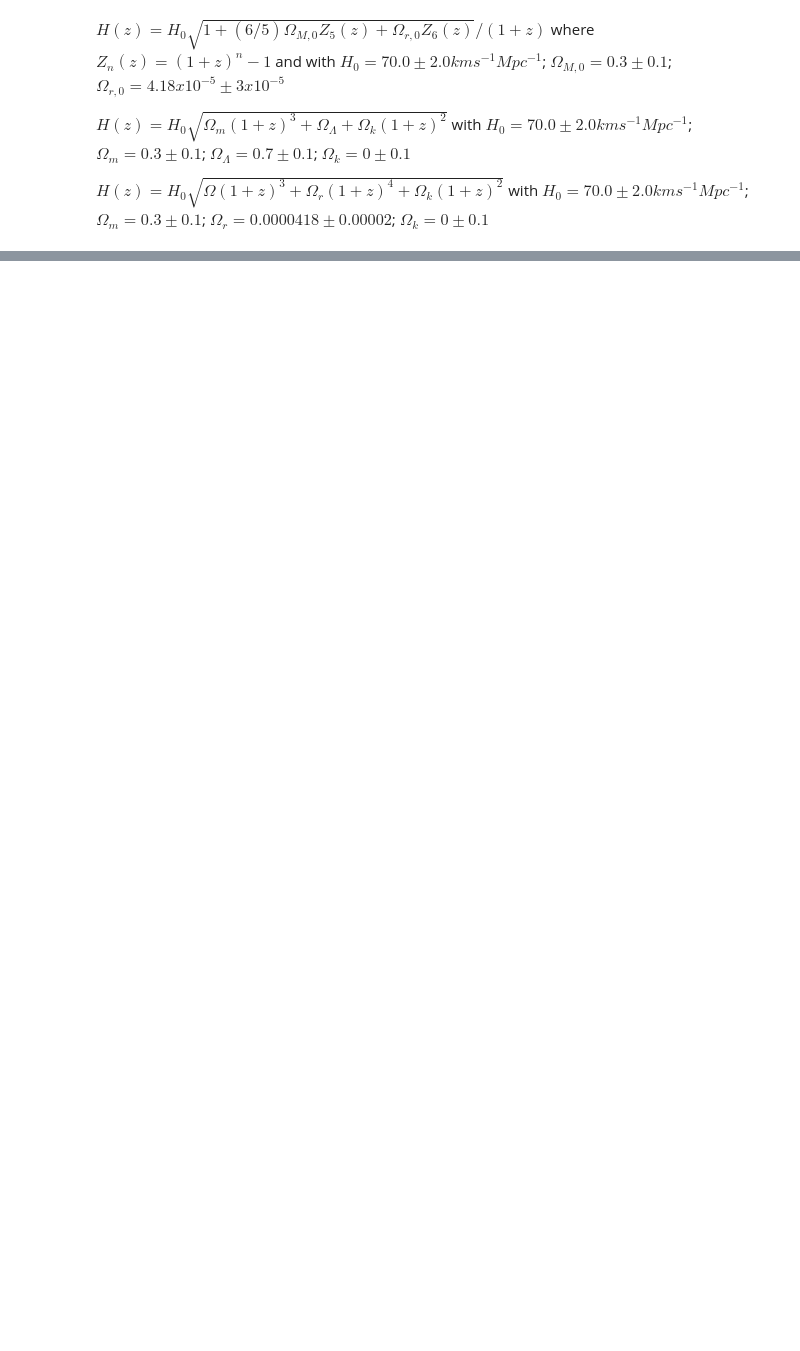
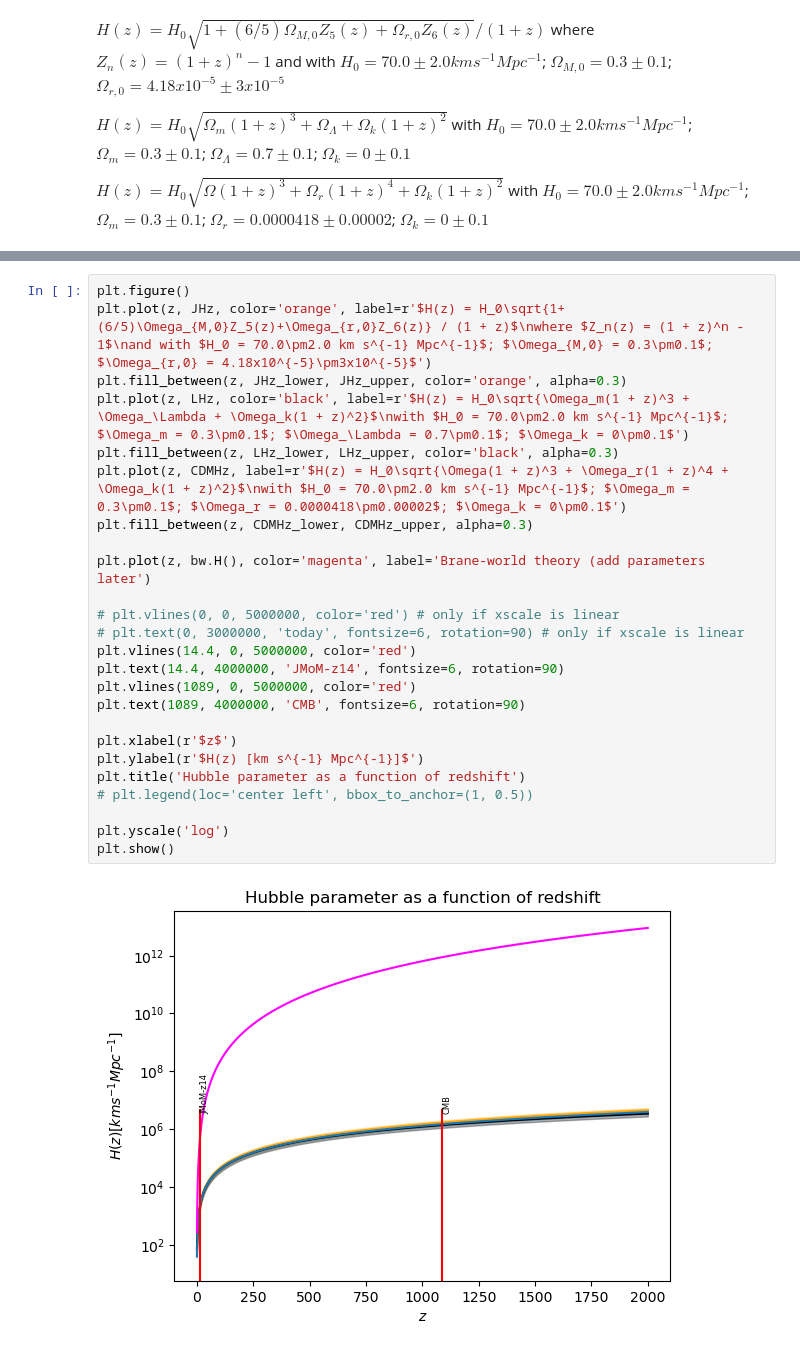
Before and after one commit to CAPIBARA3/cosmology, a Jupyter notebook: simulations/HubbleParameter.ipynb, the cells around one changed output, grey strips where cells are left out. Drawn from its saved outputs; the diff is of its cells as text; blank space fills up the shorter version.

```diff
--- a/simulations/HubbleParameter.ipynb
+++ b/simulations/HubbleParameter.ipynb
@@ -144,3 +200,30 @@ with $H_0 = 70.0\pm2.0 km s^{-1} Mpc^{-1}$; $\Omega_m = 0.3\pm0.1$; $\Omega_r =
+# %%
+plt.figure()
+plt.plot(z, JHz, color='orange', label=r'$H(z) = H_0\sqrt{1+(6/5)\Omega_{M,0}Z_5(z)+\Omega_{r,0}Z_6(z)} / (1 + z)$\nwhere $Z_n(z) = (1 + z)^n - 1$\nand with $H_0 = 70.0\pm2.0 km s^{-1} Mpc^{-1}$; $\Omega_{M,0} = 0.3\pm0.1$; $\Omega_{r,0} = 4.18x10^{-5}\pm3x10^{-5}$')
+plt.fill_between(z, JHz_lower, JHz_upper, color='orange', alpha=0.3)
+plt.plot(z, LHz, color='black', label=r'$H(z) = H_0\sqrt{\Omega_m(1 + z)^3 + \Omega_\Lambda + \Omega_k(1 + z)^2}$\nwith $H_0 = 70.0\pm2.0 km s^{-1} Mpc^{-1}$; $\Omega_m = 0.3\pm0.1$; $\Omega_\Lambda = 0.7\pm0.1$; $\Omega_k = 0\pm0.1$')
+plt.fill_between(z, LHz_lower, LHz_upper, color='black', alpha=0.3)
+plt.plot(z, CDMHz, label=r'$H(z) = H_0\sqrt{\Omega(1 + z)^3 + \Omega_r(1 + z)^4 + \Omega_k(1 + z)^2}$\nwith $H_0 = 70.0\pm2.0 km s^{-1} Mpc^{-1}$; $\Omega_m = 0.3\pm0.1$; $\Omega_r = 0.0000418\pm0.00002$; $\Omega_k = 0\pm0.1$')
+plt.fill_between(z, CDMHz_lower, CDMHz_upper, alpha=0.3)
+
+plt.plot(z, bw.H(), color='magenta', label='Brane-world theory (add parameters later')
+
+# plt.vlines(0, 0, 5000000, color='red') # only if xscale is linear
+# plt.text(0, 3000000, 'today', fontsize=6, rotation=90) # only if xscale is linear
+plt.vlines(14.4, 0, 5000000, color='red')
+plt.text(14.4, 4000000, 'JMoM-z14', fontsize=6, rotation=90)
+plt.vlines(1089, 0, 5000000, color='red')
+plt.text(1089, 4000000, 'CMB', fontsize=6, rotation=90)
+
+plt.xlabel(r'$z$')
+plt.ylabel(r'$H(z) [km s^{-1} Mpc^{-1}]$')
+plt.title('Hubble parameter as a function of redshift')
+# plt.legend(loc='center left', bbox_to_anchor=(1, 0.5))
+
+plt.yscale('log')
+plt.show()
+# %% [output]
+[figure, added]
 # %%
 import numpy as np
 import matplotlib.pyplot as plt
```
Also changed, not shown: parts of 4 cells of this notebook.
